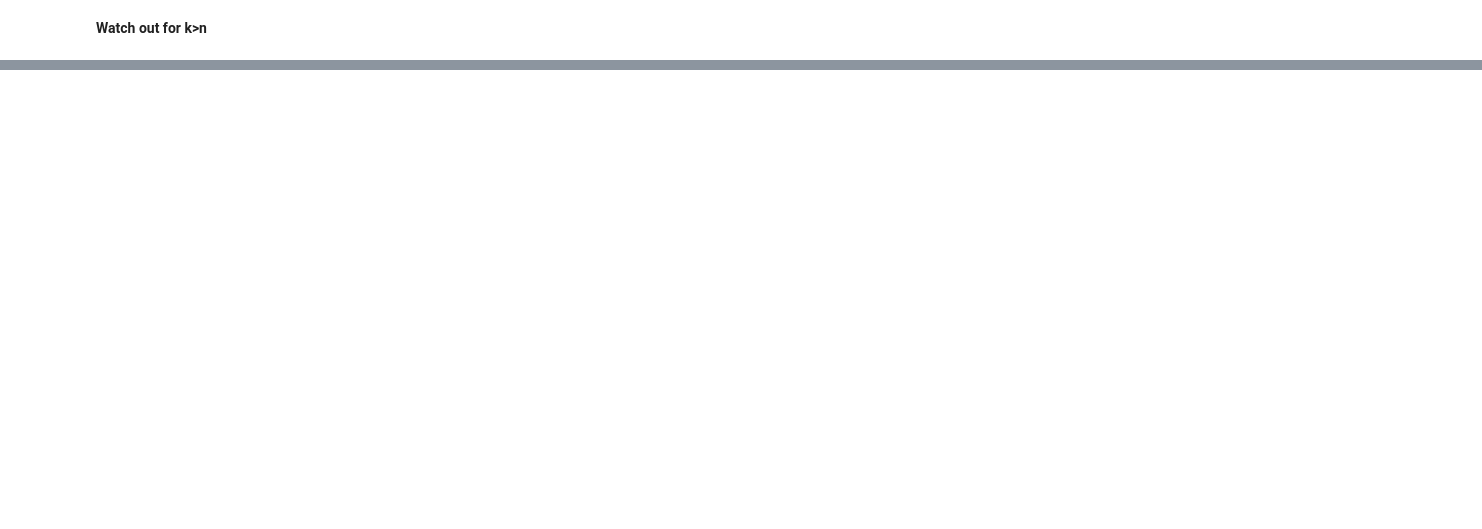
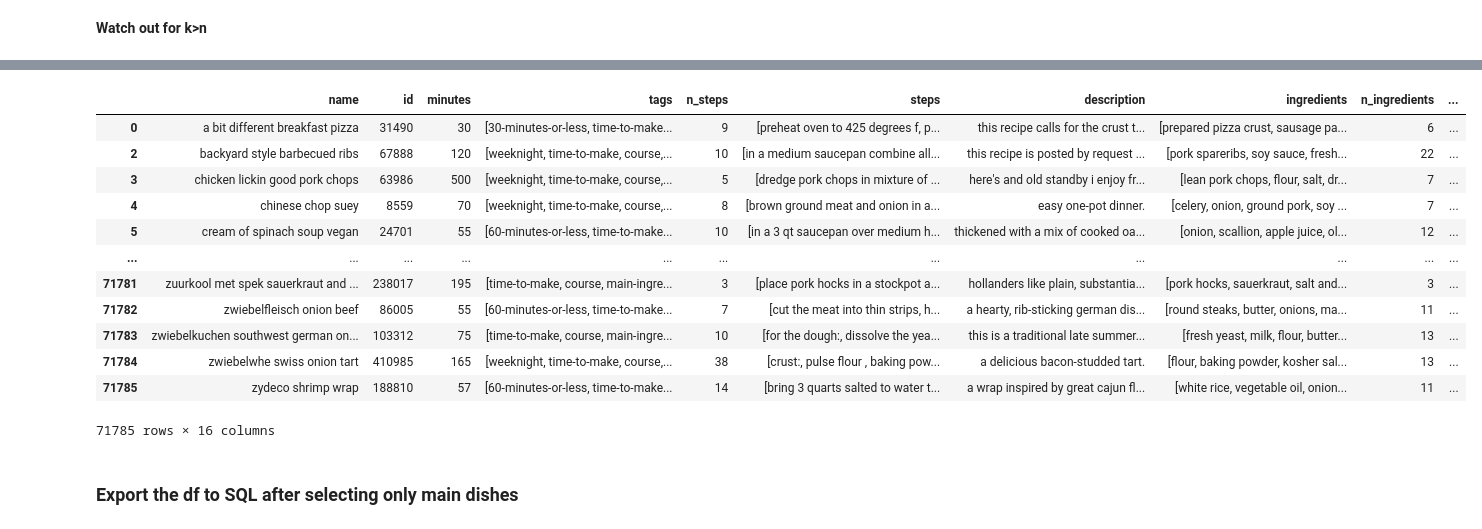
Before and after one commit to nico-stan/recipes, a Jupyter notebook: challenge-1.ipynb, the cells around one changed output, grey strips where cells are left out. Drawn from its saved outputs; the diff is of its cells as text; code cells hidden in the pictures; blank space fills up the shorter version.

```diff
--- a/challenge-1.ipynb
+++ b/challenge-1.ipynb
@@ -339,0 +475,18 @@ shop_list[:5]
+# %%
+df.drop(1)
+# %% [output]
+|  | name | id | minutes | tags | n_steps | steps | description | ingredients | n_ingredients | ... |
+| 0 | a bit different breakfast pizza | 31490 | 30 | [30-minutes-or-less, time-to-make... | 9 | [preheat oven to 425 degrees f, p... | this recipe calls for the crust t... | [prepared pizza crust, sausage pa... | 6 | ... |
+| 2 | backyard style barbecued ribs | 67888 | 120 | [weeknight, time-to-make, course,... | 10 | [in a medium saucepan combine all... | this recipe is posted by request ... | [pork spareribs, soy sauce, fresh... | 22 | ... |
+| 3 | chicken lickin good pork chops | 63986 | 500 | [weeknight, time-to-make, course,... | 5 | [dredge pork chops in mixture of ... | here's and old standby i enjoy fr... | [lean pork chops, flour, salt, dr... | 7 | ... |
+| 4 | chinese chop suey | 8559 | 70 | [weeknight, time-to-make, course,... | 8 | [brown ground meat and onion in a... | easy one-pot dinner. | [celery, onion, ground pork, soy ... | 7 | ... |
+| 5 | cream of spinach soup vegan | 24701 | 55 | [60-minutes-or-less, time-to-make... | 10 | [in a 3 qt saucepan over medium h... | thickened with a mix of cooked oa... | [onion, scallion, apple juice, ol... | 12 | ... |
+| ... | ... | ... | ... | ... | ... | ... | ... | ... | ... | ... |
+| 71781 | zuurkool met spek sauerkraut and ... | 238017 | 195 | [time-to-make, course, main-ingre... | 3 | [place pork hocks in a stockpot a... | hollanders like plain, substantia... | [pork hocks, sauerkraut, salt and... | 3 | ... |
+| 71782 | zwiebelfleisch onion beef | 86005 | 55 | [60-minutes-or-less, time-to-make... | 7 | [cut the meat into thin strips, h... | a hearty, rib-sticking german dis... | [round steaks, butter, onions, ma... | 11 | ... |
+| 71783 | zwiebelkuchen southwest german on... | 103312 | 75 | [time-to-make, course, main-ingre... | 10 | [for the dough:, dissolve the yea... | this is a traditional late summer... | [fresh yeast, milk, flour, butter... | 13 | ... |
+| 71784 | zwiebelwhe swiss onion tart | 410985 | 165 | [weeknight, time-to-make, course,... | 38 | [crust:, pulse flour , baking pow... | a delicious bacon-studded tart. | [flour, baking powder, kosher sal... | 13 | ... |
+| 71785 | zydeco shrimp wrap | 188810 | 57 | [60-minutes-or-less, time-to-make... | 14 | [bring 3 quarts salted to water t... | a wrap inspired by great cajun fl... | [white rice, vegetable oil, onion... | 11 | ... |
+71785 rows × 16 columns
+# %% [markdown]
+### Export the df to SQL after selecting only main dishes
```
Also changed, not shown: parts of 51 cells of this notebook.
